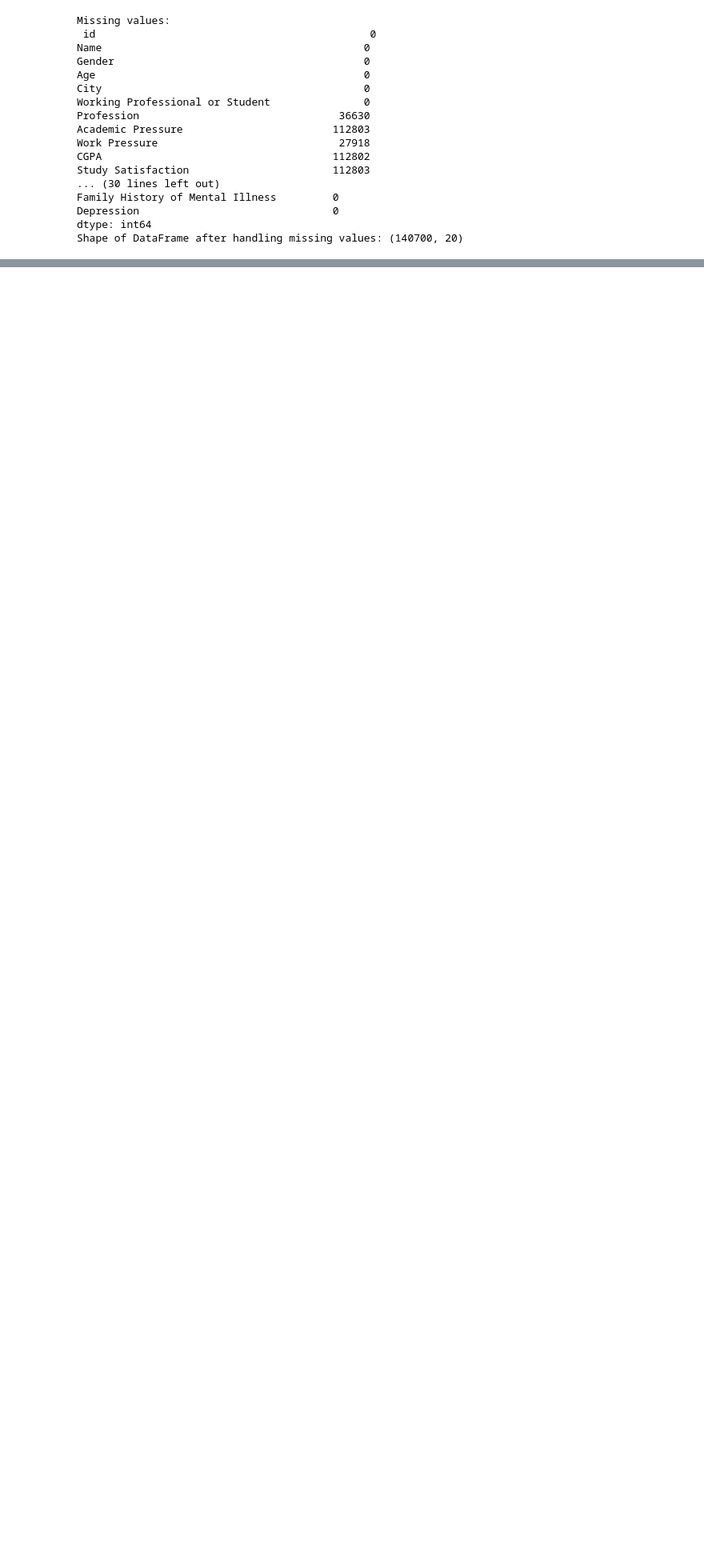
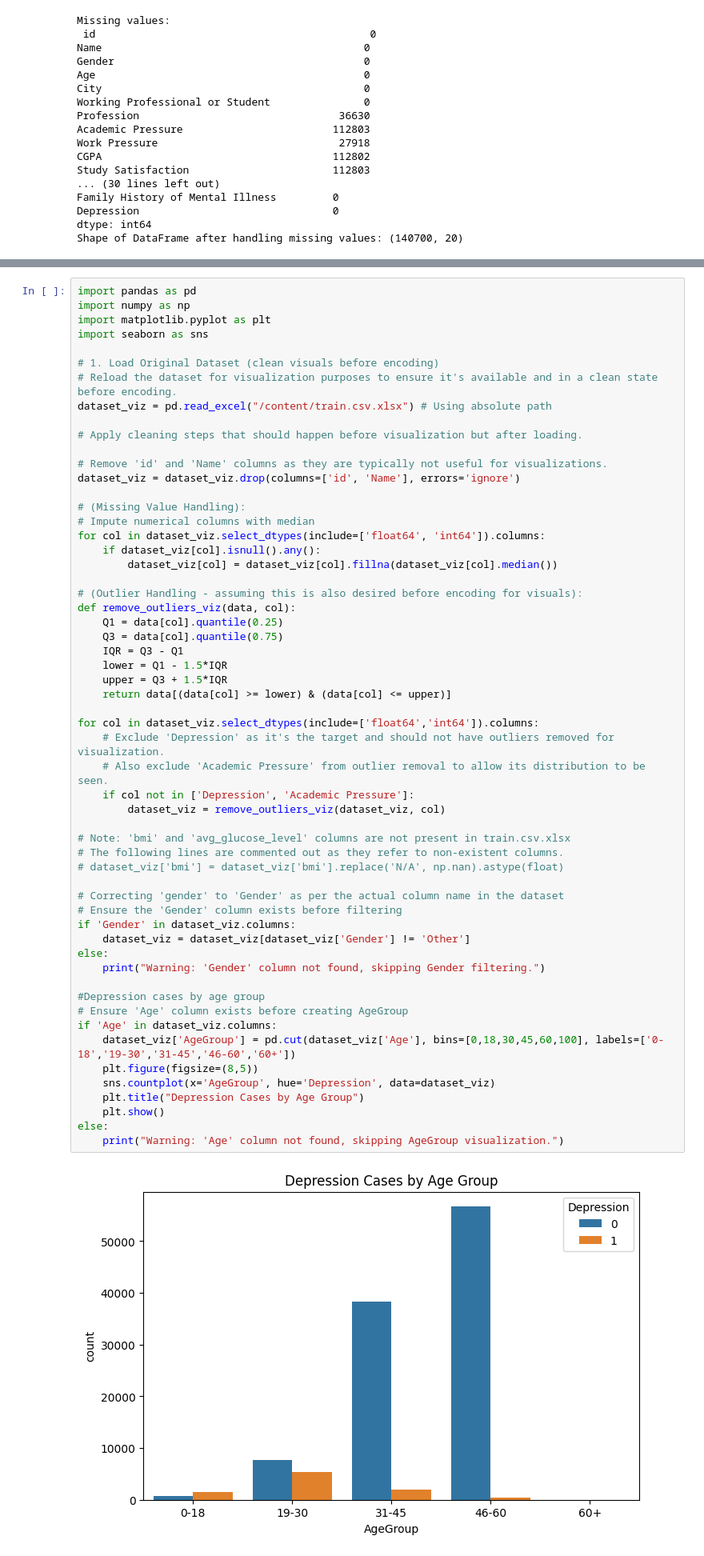
Before and after one commit to lazygirl999/records, a Jupyter notebook: Untitled4.ipynb, the cells around one changed output, grey strips where cells are left out. Shown at 80% size. Cells and saved outputs as stored; diff of their text form; blank space fills up the shorter version.

```diff
--- a/Untitled4.ipynb
+++ b/Untitled4.ipynb
@@ -133,0 +134,59 @@ y = df['Depression']
+# %%
+import pandas as pd
+import numpy as np
+import matplotlib.pyplot as plt
+import seaborn as sns
+
+# 1. Load Original Dataset (clean visuals before encoding)
+# Reload the dataset for visualization purposes to ensure it's available and in a clean state before encoding.
+dataset_viz = pd.read_excel("/content/train.csv.xlsx") # Using absolute path
+
+# Apply cleaning steps that should happen before visualization but after loading.
+
+# Remove 'id' and 'Name' columns as they are typically not useful for visualizations.
+dataset_viz = dataset_viz.drop(columns=['id', 'Name'], errors='ignore')
+
+# (Missing Value Handling):
+# Impute numerical columns with median
+for col in dataset_viz.select_dtypes(include=['float64', 'int64']).columns:
+    if dataset_viz[col].isnull().any():
+        dataset_viz[col] = dataset_viz[col].fillna(dataset_viz[col].median())
+
+# (Outlier Handling - assuming this is also desired before encoding for visuals):
+def remove_outliers_viz(data, col):
+    Q1 = data[col].quantile(0.25)
+    Q3 = data[col].quantile(0.75)
+    IQR = Q3 - Q1
+    lower = Q1 - 1.5*IQR
+    upper = Q3 + 1.5*IQR
+    return data[(data[col] >= lower) & (data[col] <= upper)]
+
+for col in dataset_viz.select_dtypes(include=['float64','int64']).columns:
+    # Exclude 'Depression' as it's the target and should not have outliers removed for visualization.
+    # Also exclude 'Academic Pressure' from outlier removal to allow its distribution to be seen.
+    if col not in ['Depression', 'Academic Pressure']:
+        dataset_viz = remove_outliers_viz(dataset_viz, col)
+
+# Note: 'bmi' and 'avg_glucose_level' columns are not present in train.csv.xlsx
+# The following lines are commented out as they refer to non-existent columns.
+# dataset_viz['bmi'] = dataset_viz['bmi'].replace('N/A', np.nan).astype(float)
+
+# Correcting 'gender' to 'Gender' as per the actual column name in the dataset
+# Ensure the 'Gender' column exists before filtering
+if 'Gender' in dataset_viz.columns:
+    dataset_viz = dataset_viz[dataset_viz['Gender'] != 'Other']
+else:
+    print("Warning: 'Gender' column not found, skipping Gender filtering.")
+
+#Depression cases by age group
+# Ensure 'Age' column exists before creating AgeGroup
+if 'Age' in dataset_viz.columns:
+    dataset_viz['AgeGroup'] = pd.cut(dataset_viz['Age'], bins=[0,18,30,45,60,100], labels=['0-18','19-30','31-45','46-60','60+'])
+    plt.figure(figsize=(8,5))
+    sns.countplot(x='AgeGroup', hue='Depression', data=dataset_viz)
+    plt.title("Depression Cases by Age Group")
+    plt.show()
+else:
+    print("Warning: 'Age' column not found, skipping AgeGroup visualization.")
+# %% [output]
+[figure, added]
```
Also changed, not shown: parts of 27 cells of this notebook.
